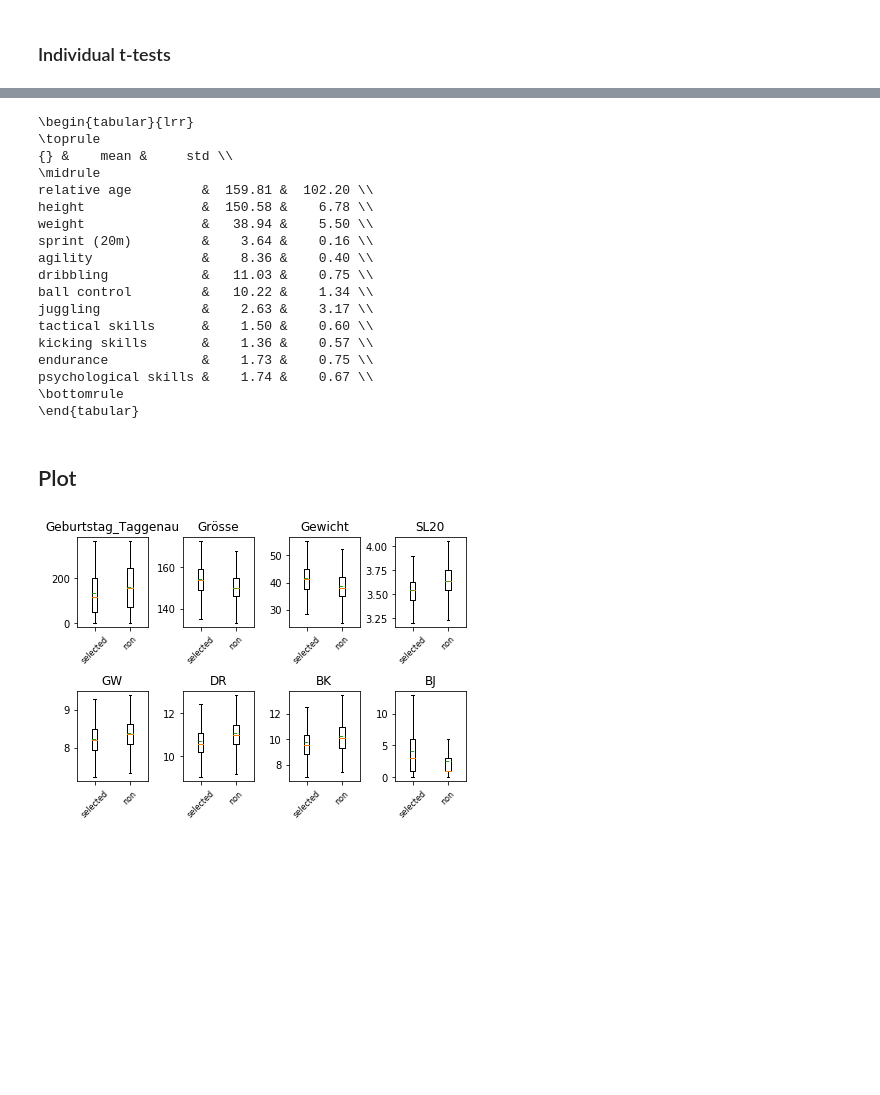
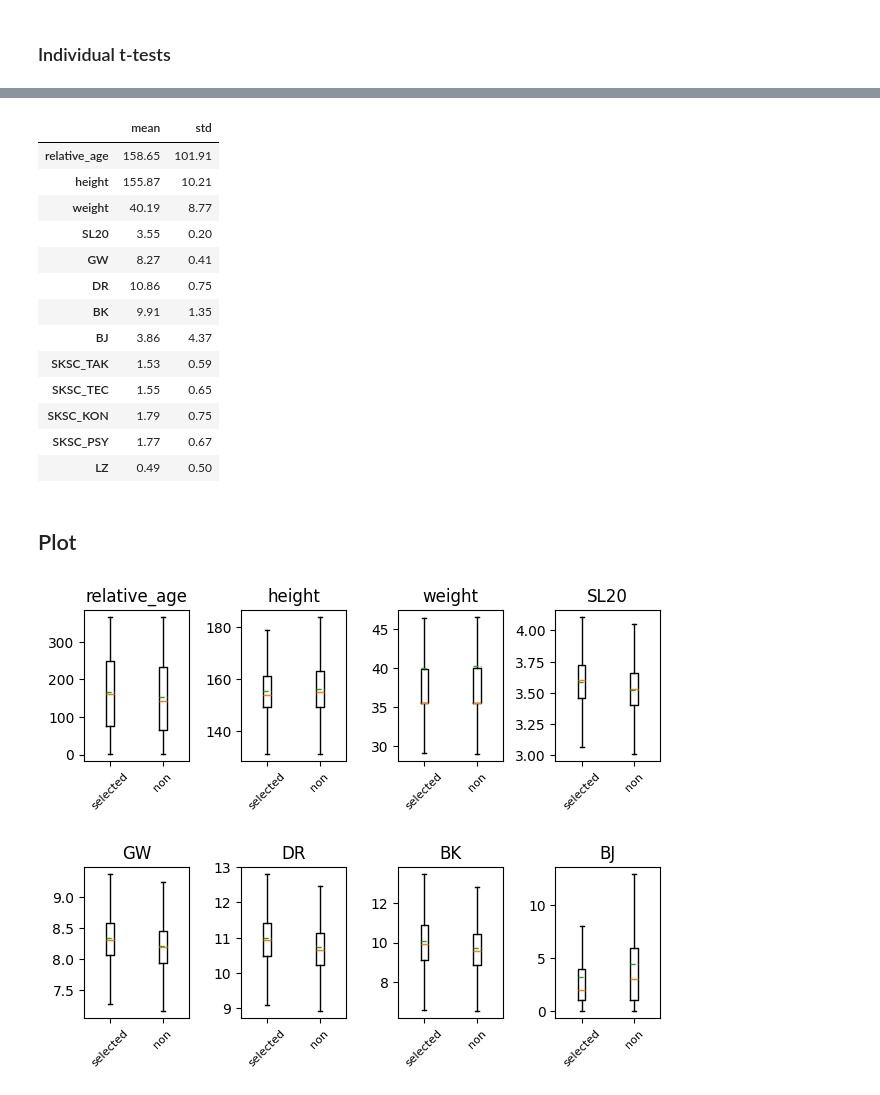
Before and after one commit to eduardo-baratela/Youth-Elite-Soccer, a Jupyter notebook: dev/analysis_descr.ipynb, the cells around one changed output, grey strips where cells are left out. Cells and saved outputs as stored; diff of their text form; code cells hidden in the pictures; blank space fills up the shorter version.

```diff
--- a/dev/analysis_descr.ipynb
+++ b/dev/analysis_descr.ipynb
@@ -10,14 +10,19 @@ from scipy.stats import ttest_ind
 # %% [markdown]
 #### Load Data
 # %%
+dat = pd.read_csv('../data/merged_male.csv')
+
+y_0 = dat['LZ']
+dat = dat.drop(['TalentID', 'AK'], axis=1).reset_index(drop=True)
+X_0 = dat.iloc[:,:-1]
+
 group = 1                   # age class 'AK'
 test_size = 0.2             # train-test split
-dat, X_0, y_0, _, _, _, _ = load_data(group=group,
-                                      test_size=test_size,
-                                      sub=True) # subjectives = True
-dat = dat[['TZP', 'Geburtstag_Taggenau', 'Grösse', 'Gewicht', 'SL20', 'GW',
+# dat, X_0, y_0, _, _, _, _ = load_data(group=group,
+#                                       test_size=test_size,
+#                                       sub=True) # subjectives = True
+dat = dat[['relative_age', 'height', 'weight', 'SL20', 'GW',
            'DR', 'BK', 'BJ', 'SKSC_TAK', 'SKSC_TEC', 'SKSC_KON', 'SKSC_PSY',
-           'Subj_Aktuelle_Leistungsfähigkeit', 'Subj_Zukünftiges_Leistungsniveau',
            'LZ']]
 succ =  dat[dat['LZ']==1]
 fail = dat[dat['LZ']==0]
@@ -103,64 +110,61 @@ test_result
 # %%
-descr = dat.iloc[:,1:13]
-descr.columns =['relative age', 'height', 'weight', 'sprint (20m)', 'agility','dribbling','ball control','juggling','tactical skills','kicking skills','endurance','psychological skills']
-print(round(descr.describe().iloc[1:3,:].transpose(),2).to_latex())
+descr = dat.iloc[:,:]
+# descr.columns =['relative age', 'height', 'weight', 'sprint (20m)', 'agility','dribbling','ball control','juggling','tactical skills','kicking skills','endurance','psychological skills']
+# print(round(descr.describe().iloc[1:3,:].transpose(),2).to_latex())
+round(descr.describe().iloc[1:3,:].transpose(),2)
 # %% [output]
-\begin{tabular}{lrr}
-\toprule
-{} &    mean &     std \\
-\midrule
-relative age         &  159.81 &  102.20 \\
-height               &  150.58 &    6.78 \\
-weight               &   38.94 &    5.50 \\
-sprint (20m)         &    3.64 &    0.16 \\
-agility              &    8.36 &    0.40 \\
-dribbling            &   11.03 &    0.75 \\
-ball control         &   10.22 &    1.34 \\
-juggling             &    2.63 &    3.17 \\
-tactical skills      &    1.50 &    0.60 \\
-kicking skills       &    1.36 &    0.57 \\
-endurance            &    1.73 &    0.75 \\
-psychological skills &    1.74 &    0.67 \\
-\bottomrule
-\end{tabular}
+|  | mean | std |
+| relative_age | 158.65 | 101.91 |
+| height | 155.87 | 10.21 |
+| weight | 40.19 | 8.77 |
+| SL20 | 3.55 | 0.20 |
+| GW | 8.27 | 0.41 |
+| DR | 10.86 | 0.75 |
+| BK | 9.91 | 1.35 |
+| BJ | 3.86 | 4.37 |
+| SKSC_TAK | 1.53 | 0.59 |
+| SKSC_TEC | 1.55 | 0.65 |
+| SKSC_KON | 1.79 | 0.75 |
+| SKSC_PSY | 1.77 | 0.67 |
+| LZ | 0.49 | 0.50 |
 # %% [markdown]
 ## Plot
 # %%
 fig, axs = plt.subplots(2, 4)
 bool_means = True
-axs[0,0].boxplot([succ['Geburtstag_Taggenau'],fail['Geburtstag_Taggenau']],0,'',showmeans=bool_means, meanline=True)
-axs[0,0].set_title('Geburtstag_Taggenau')
+axs[0,0].boxplot([succ['relative_age'],fail['relative_age']],0,'',showmeans=bool_means, meanline=True)
+axs[0,0].set_title('relative_age')
 axs[0,0].set_xticklabels(['selected','non'],rotation=45, fontsize=8)
 
-axs[0,1].boxplot([succ['Grösse'],fail['Grösse']],0,'',showmeans=bool_means, meanline=True)
-axs[0,1].set_title('Grösse')
+axs[0,1].boxplot([succ['height'],fail['height']],0,'',showmeans=bool_means, meanline=True)
+axs[0,1].set_title('height')
 axs[0,1].set_xticklabels(['selected','non'],rotation=45, fontsize=8)
 
-axs[0,2].boxplot([succ['Gewicht'],fail['Gewicht']],0,'',showmeans=bool_means, meanline=True)
-axs[0,2].set_title('Gewicht')
+axs[0,2].boxplot([succ['weight'],fail['weight']],0,'',showmeans=bool_means, meanline=True)
+axs[0,2].set_title('weight')
 axs[0,2].set_xticklabels(['selected','non'],rotation=45, fontsize=8)
 
 axs[0,3].boxplot([succ['SL20'],fail['SL20']],0,'',showmeans=bool_means, meanline=True)
 axs[0,3].set_title('SL20')
 axs[0,3].set_xticklabels(['selected','non'],rotation=45, fontsize=8)
 
 axs[1,0].boxplot([succ['GW'],fail['GW']],0,'',showmeans=bool_means, meanline=True)
 axs[1,0].set_title('GW')
 axs[1,0].set_xticklabels(['selected','non'],rotation=45, fontsize=8)
 
 axs[1,1].boxplot([succ['DR'],fail['DR']],0,'',showmeans=bool_means, meanline=True)
 axs[1,1].set_title('DR')
 axs[1,1].set_xticklabels(['selected','non'],rotation=45, fontsize=8)
 
 axs[1,2].boxplot([succ['BK'],fail['BK']],0,'',showmeans=bool_means, meanline=True)
 axs[1,2].set_title('BK')
 axs[1,2].set_xticklabels(['selected','non'],rotation=45, fontsize=8)
 
 axs[1,3].boxplot([succ['BJ'],fail['BJ']],0,'',showmeans=bool_means, meanline=True)
 axs[1,3].set_title('BJ')
 axs[1,3].set_xticklabels(['selected','non'],rotation=45, fontsize=8)
 
 fig.subplots_adjust(left=0.08, right=0.98, bottom=0.05, top=0.9,
                     hspace=0.7, wspace=0.5)
 # %% [output]
-[figure, old version]
+[figure, new version]
```
Also changed, not shown: parts of 9 cells of this notebook, 17 other files.
